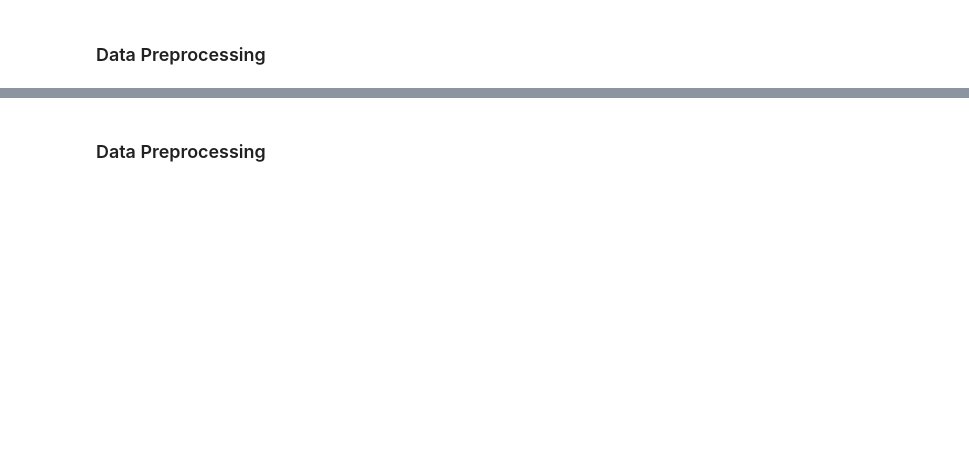
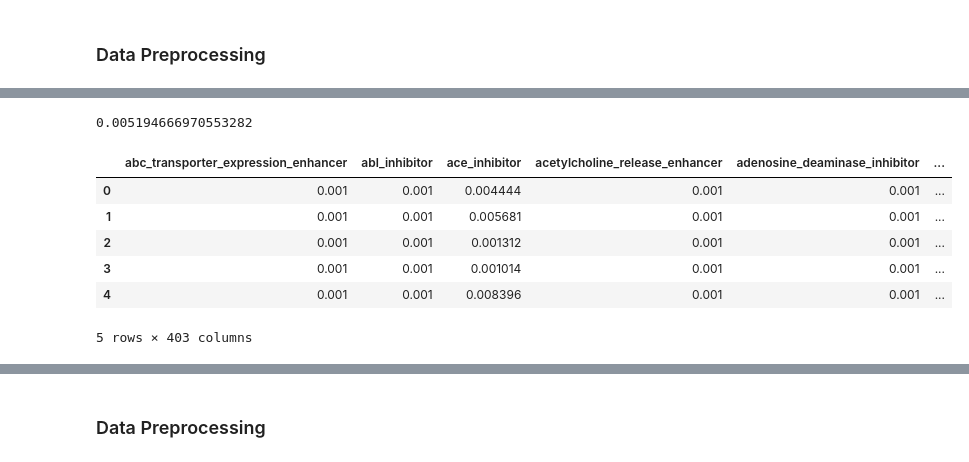
Before and after one commit to dlaststark/machine-learning-projects, a Jupyter notebook: Kaggle/Mechanism of Action/moa-prediction.ipynb, the cells around one changed output, grey strips where cells are left out. Saved outputs shown, nothing was run; the diff lists cells and outputs as text; code cells hidden in the pictures; blank space fills up the shorter version.

```diff
--- a/Kaggle/Mechanism of Action/moa-prediction.ipynb
+++ b/Kaggle/Mechanism of Action/moa-prediction.ipynb
@@ -500,0 +393,22 @@ plt.show()
+# %%
+sss = MultilabelStratifiedShuffleSplit(n_splits=1, test_size=0.085, random_state=10)
+for train_index, test_index in sss.split(train_x, train_y):
+    Xtrain, Xtest = train_x[train_index], train_x[test_index]
+    Ytrain, Ytest = train_y[train_index], train_y[test_index]
+# %%
+Xtrain_full = train_x[:, top_feats].copy()
+Xtrain = Xtrain[:, top_feats]
+Xtest = Xtest[:, top_feats]
+Xpredict = Xpredict[:, top_feats]
+
+print("------------------------- Training Dataset -------------------------")
+print("Xtrain_full shape: {}".format(Xtrain_full.shape))
+print("Xtrain shape: {}".format(Xtrain.shape))
+print("Ytrain shape: {}".format(Ytrain.shape))
+
+print("\n------------------------- Test Dataset -------------------------")
+print("Xtest shape: {}".format(Xtest.shape))
+print("Ytest shape: {}".format(Ytest.shape))
+
+print("\n------------------------- Prediction Dataset -------------------------")
+print("Xpredict shape: {}".format(Xpredict.shape))
@@ -500,0 +429,11 @@ plt.show()
+# %%
+# Define the model hyperparameters
+mini_batch_size = 128
+
+# Prediction Clipping Thresholds
+p_min = 0.001
+p_max = 0.999
+
+# Create the model
+model = moa_prediction_model(Xtrain.shape[1], Ytrain.shape[1])
+model.summary()
@@ -500,0 +539,25 @@ plt.show()
+# %%
+# Label smoothing
+y_pred_val = np.clip(y_pred_val, p_min, p_max)
+y_pred_train = np.clip(y_pred_train, p_min, p_max)
+y_pred_final = np.clip(y_pred_final, p_min, p_max)
+# %%
+# Validate the model
+true_labels = pd.DataFrame(Ytest, columns=train_label_df.columns)
+pred_labels = pd.DataFrame(y_pred_val, columns=train_label_df.columns)
+logloss_metric(train_label_df, true_labels, pred_labels)
+# %% [output]
+0.005194666970553282
+# %%
+# Create unscored train dataframes for next step
+train_label_unscored_df = pd.DataFrame(y_pred_train, columns=train_label_df.columns)
+train_label_unscored_df['sig_id'] = train_df['sig_id']
+train_label_unscored_df.head()
+# %% [output]
+|  | abc_transporter_expression_enhancer | abl_inhibitor | ace_inhibitor | acetylcholine_release_enhancer | adenosine_deaminase_inhibitor | ... |
+| 0 | 0.001 | 0.001 | 0.004444 | 0.001 | 0.001 | ... |
+| 1 | 0.001 | 0.001 | 0.005681 | 0.001 | 0.001 | ... |
+| 2 | 0.001 | 0.001 | 0.001312 | 0.001 | 0.001 | ... |
+| 3 | 0.001 | 0.001 | 0.001014 | 0.001 | 0.001 | ... |
+| 4 | 0.001 | 0.001 | 0.008396 | 0.001 | 0.001 | ... |
+5 rows × 403 columns
```
Also changed, not shown: parts of 87 cells of this notebook.
